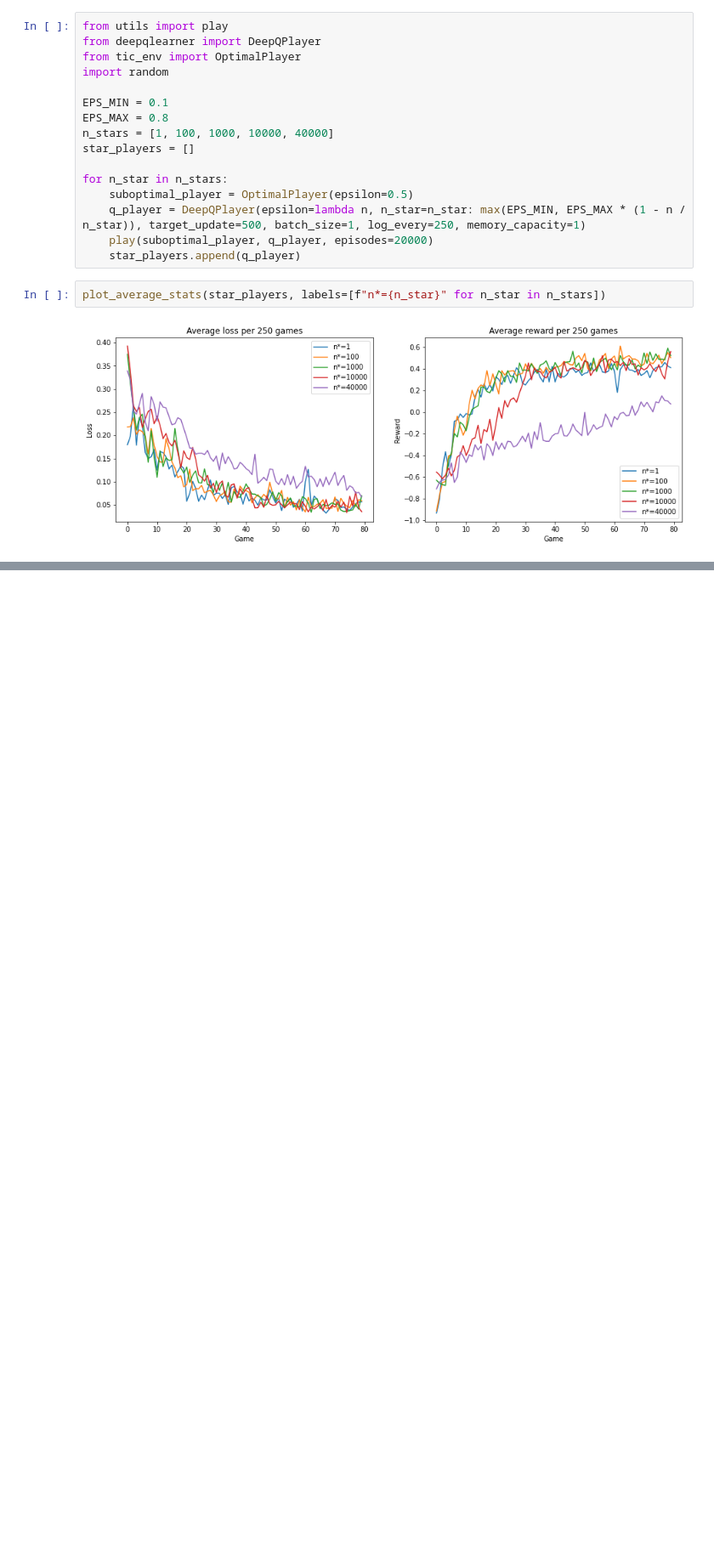
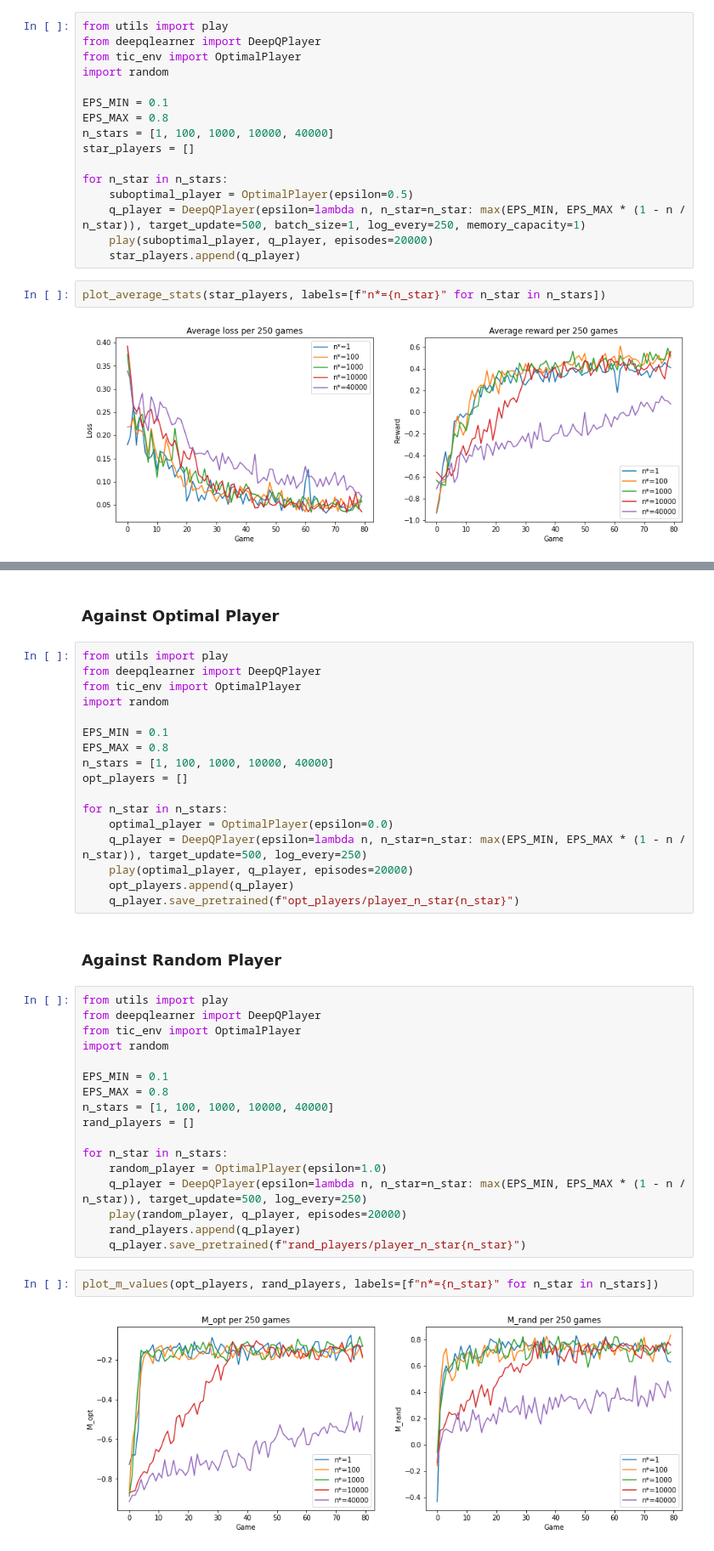
Before and after one commit to mismayil/ann-miniproject, a Jupyter notebook: deepq_learning.ipynb, the cells around one changed output, grey strips where cells are left out. Shown at 85% size. Drawn from its saved outputs; the diff is of its cells as text; blank space fills up the shorter version.

```diff
--- a/deepq_learning.ipynb
+++ b/deepq_learning.ipynb
@@ -110,0 +153,42 @@ plot_average_stats(star_players, labels=[f"n*={n_star}" for n_star in n_stars])
+# %% [markdown]
+### Against Optimal Player
+# %%
+from utils import play
+from deepqlearner import DeepQPlayer
+from tic_env import OptimalPlayer
+import random
+
+EPS_MIN = 0.1
+EPS_MAX = 0.8
+n_stars = [1, 100, 1000, 10000, 40000]
+opt_players = []
+
+for n_star in n_stars:
+    optimal_player = OptimalPlayer(epsilon=0.0)
+    q_player = DeepQPlayer(epsilon=lambda n, n_star=n_star: max(EPS_MIN, EPS_MAX * (1 - n / n_star)), target_update=500, log_every=250)
+    play(optimal_player, q_player, episodes=20000)
+    opt_players.append(q_player)
+    q_player.save_pretrained(f"opt_players/player_n_star{n_star}")
+# %% [markdown]
+### Against Random Player
+# %%
+from utils import play
+from deepqlearner import DeepQPlayer
+from tic_env import OptimalPlayer
+import random
+
+EPS_MIN = 0.1
+EPS_MAX = 0.8
+n_stars = [1, 100, 1000, 10000, 40000]
+rand_players = []
+
+for n_star in n_stars:
+    random_player = OptimalPlayer(epsilon=1.0)
+    q_player = DeepQPlayer(epsilon=lambda n, n_star=n_star: max(EPS_MIN, EPS_MAX * (1 - n / n_star)), target_update=500, log_every=250)
+    play(random_player, q_player, episodes=20000)
+    rand_players.append(q_player)
+    q_player.save_pretrained(f"rand_players/player_n_star{n_star}")
+# %%
+plot_m_values(opt_players, rand_players, labels=[f"n*={n_star}" for n_star in n_stars])
+# %% [output]
+[figure, added]
```
Also changed, not shown: parts of 2 cells of this notebook, 5 other files.
